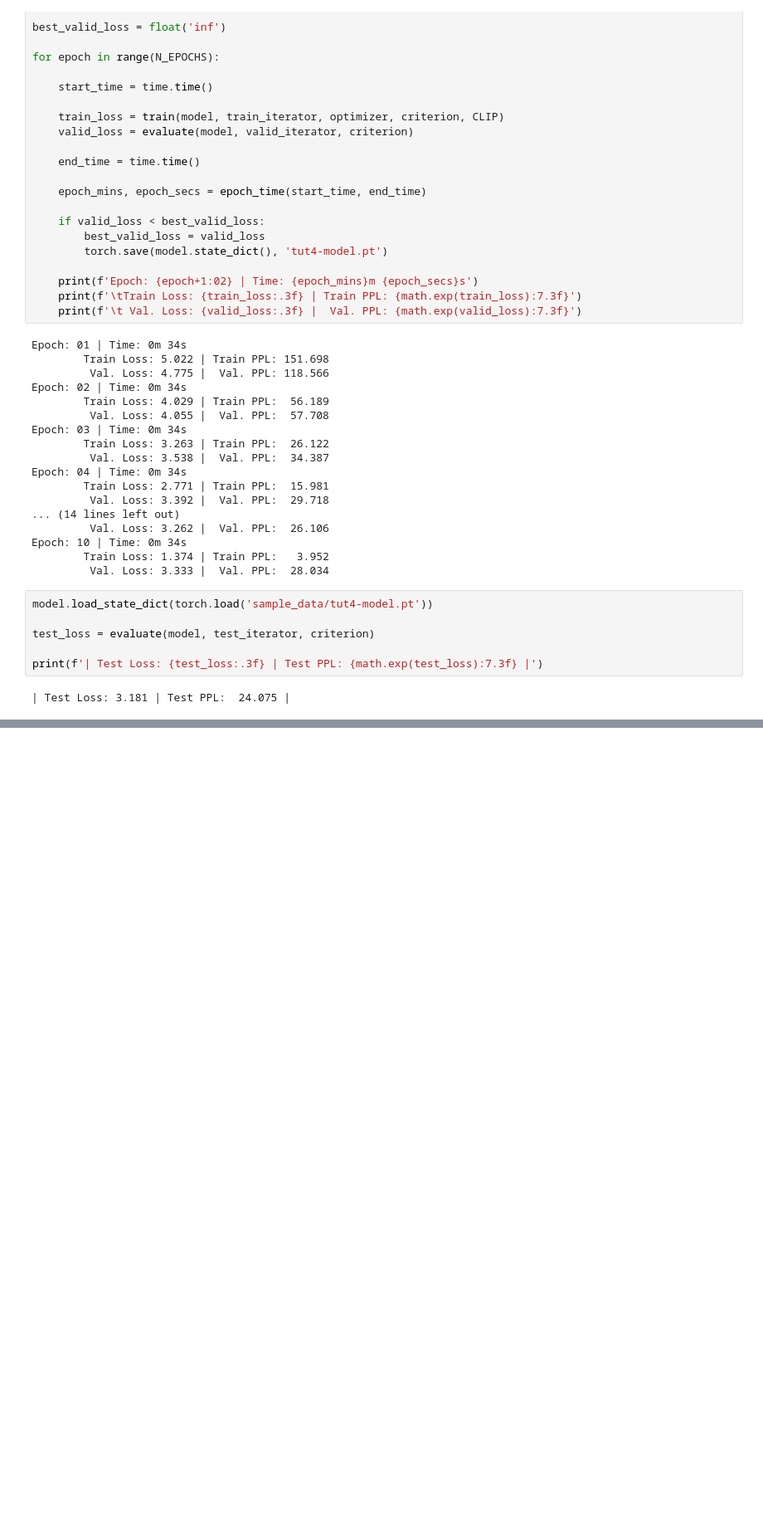
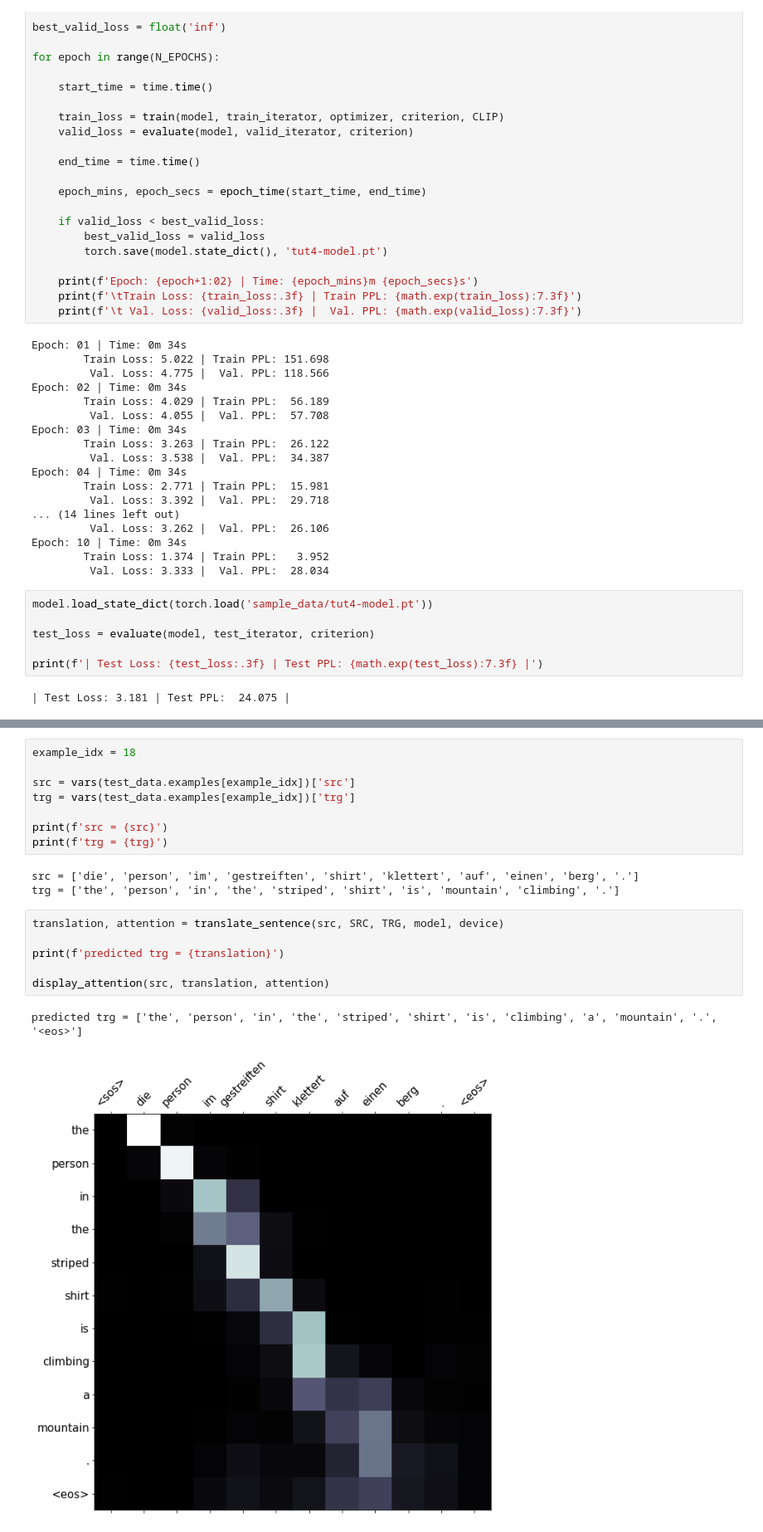
Before and after one commit to moaaztaha/seq2seq, a Jupyter notebook: Packed_Padded_Sequences,_Masking,_Inference_and_BLEU.ipynb, the cells around one changed output, grey strips where cells are left out. Shown at 83% size. Cells and saved outputs as stored; diff of their text form; blank space fills up the shorter version.

```diff
--- a/Packed_Padded_Sequences,_Masking,_Inference_and_BLEU.ipynb
+++ b/Packed_Padded_Sequences,_Masking,_Inference_and_BLEU.ipynb
@@ -439,0 +554,20 @@ print(f'| Test Loss: {test_loss:.3f} | Test PPL: {math.exp(test_loss):7.3f} |')
+# %%
+example_idx = 18
+
+src = vars(test_data.examples[example_idx])['src']
+trg = vars(test_data.examples[example_idx])['trg']
+
+print(f'src = {src}')
+print(f'trg = {trg}')
+# %% [output]
+src = ['die', 'person', 'im', 'gestreiften', 'shirt', 'klettert', 'auf', 'einen', 'berg', '.']
+trg = ['the', 'person', 'in', 'the', 'striped', 'shirt', 'is', 'mountain', 'climbing', '.']
+# %%
+translation, attention = translate_sentence(src, SRC, TRG, model, device)
+
+print(f'predicted trg = {translation}')
+
+display_attention(src, translation, attention)
+# %% [output]
+predicted trg = ['the', 'person', 'in', 'the', 'striped', 'shirt', 'is', 'climbing', 'a', 'mountain', '.', '<eos>']
+[figure, added]
```
Also changed, not shown: parts of 10 cells of this notebook.
